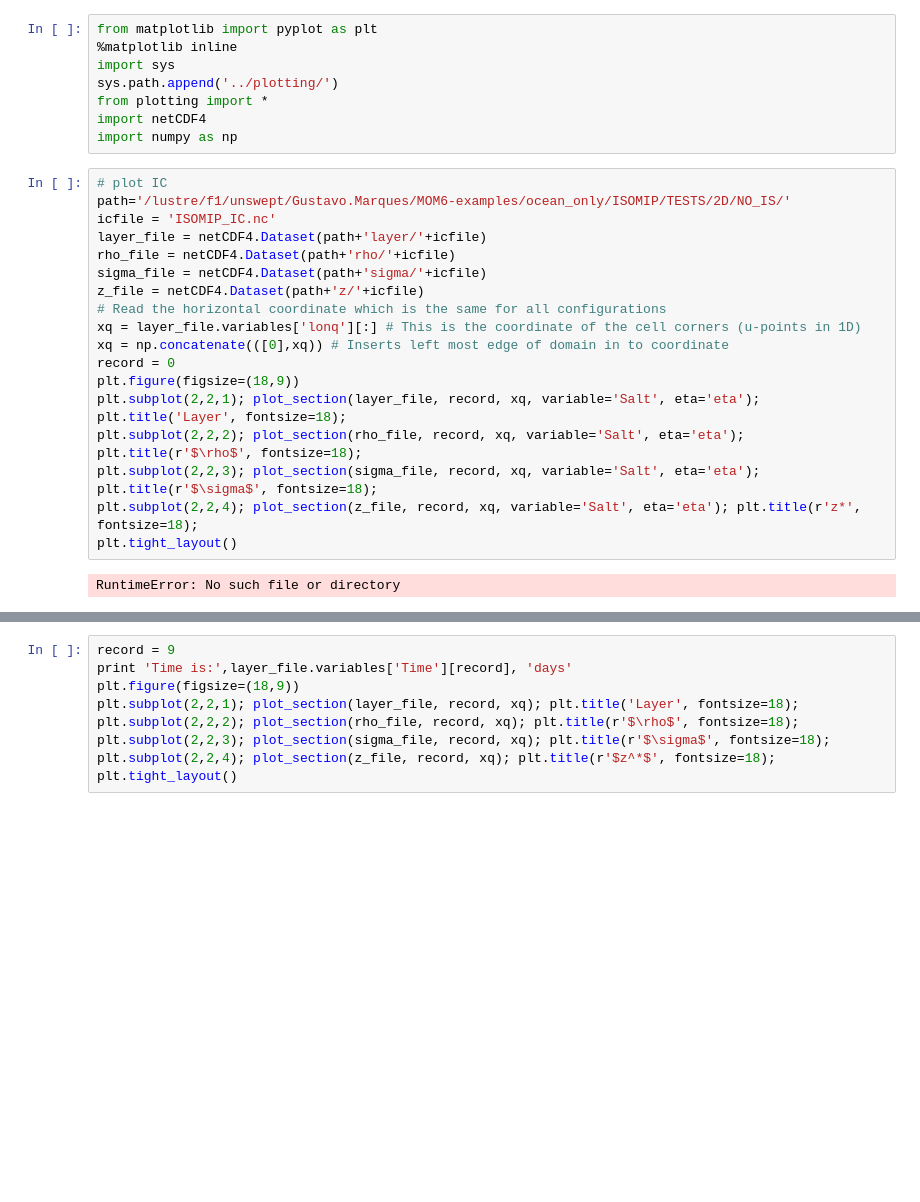
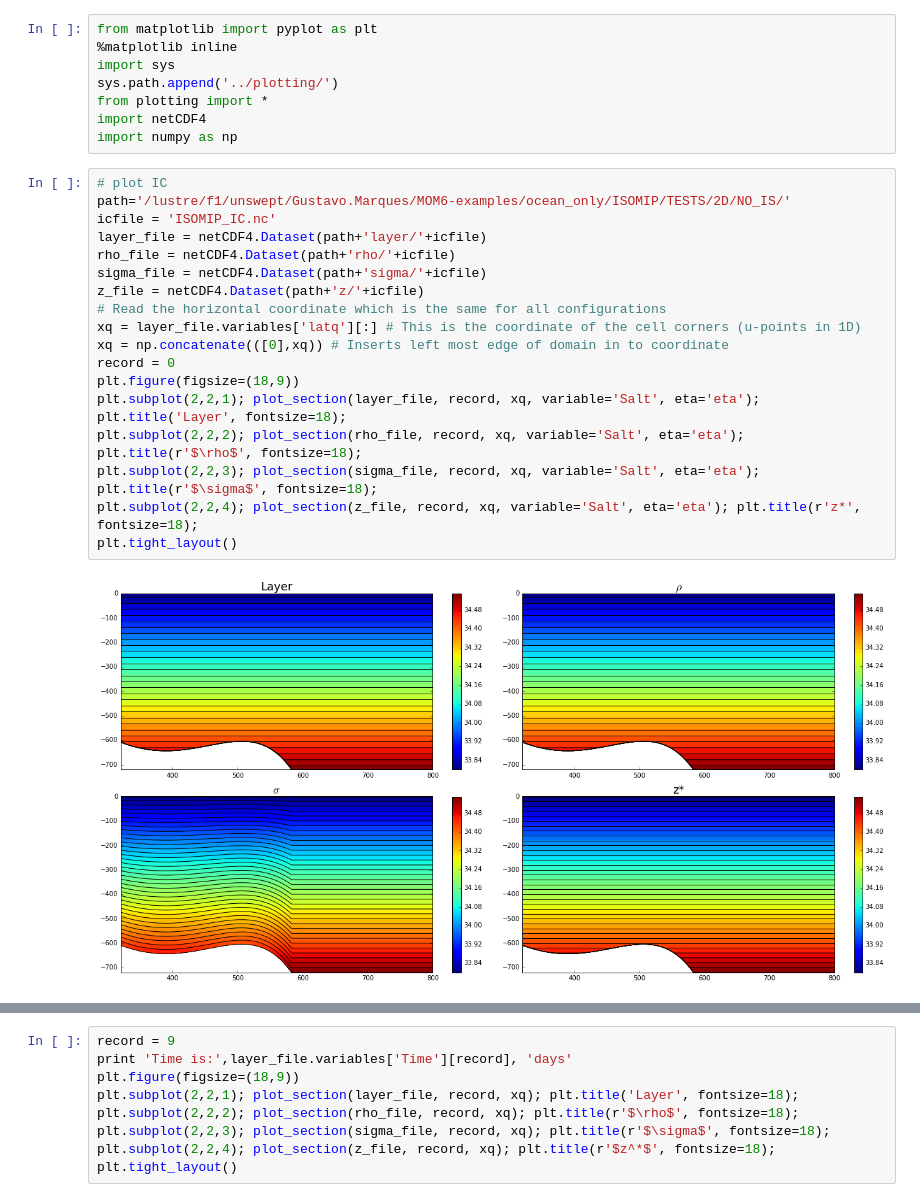
Before and after one commit to gustavo-marques/ISOMIP, a Jupyter notebook: ipynb/quiet_2D_noIS.ipynb, the cells around one changed output, grey strips where cells are left out. Cells and saved outputs as stored; diff of their text form; blank space fills up the shorter version.

```diff
--- a/ipynb/quiet_2D_noIS.ipynb
+++ b/ipynb/quiet_2D_noIS.ipynb
@@ -9,23 +9,23 @@ import numpy as np
 # %%
 # plot IC
 path='/lustre/f1/unswept/Gustavo.Marques/MOM6-examples/ocean_only/ISOMIP/TESTS/2D/NO_IS/'
 icfile = 'ISOMIP_IC.nc'
 layer_file = netCDF4.Dataset(path+'layer/'+icfile)
 rho_file = netCDF4.Dataset(path+'rho/'+icfile)
 sigma_file = netCDF4.Dataset(path+'sigma/'+icfile)
 z_file = netCDF4.Dataset(path+'z/'+icfile)
 # Read the horizontal coordinate which is the same for all configurations
-xq = layer_file.variables['lonq'][:] # This is the coordinate of the cell corners (u-points in 1D)
+xq = layer_file.variables['latq'][:] # This is the coordinate of the cell corners (u-points in 1D)
 xq = np.concatenate(([0],xq)) # Inserts left most edge of domain in to coordinate
 record = 0
 plt.figure(figsize=(18,9))
 plt.subplot(2,2,1); plot_section(layer_file, record, xq, variable='Salt', eta='eta'); plt.title('Layer', fontsize=18);
 plt.subplot(2,2,2); plot_section(rho_file, record, xq, variable='Salt', eta='eta'); plt.title(r'$\rho$', fontsize=18);
 plt.subplot(2,2,3); plot_section(sigma_file, record, xq, variable='Salt', eta='eta'); plt.title(r'$\sigma$', fontsize=18);
 plt.subplot(2,2,4); plot_section(z_file, record, xq, variable='Salt', eta='eta'); plt.title(r'z*', fontsize=18);
 plt.tight_layout()
 # %% [output]
-RuntimeError: No such file or directory
+[figure, added]
 # %%
 # Open the output from the four experiments
 prog_file='prog__0001_002.nc'
```
Also changed, not shown: parts of 6 cells of this notebook, 7 other files.
